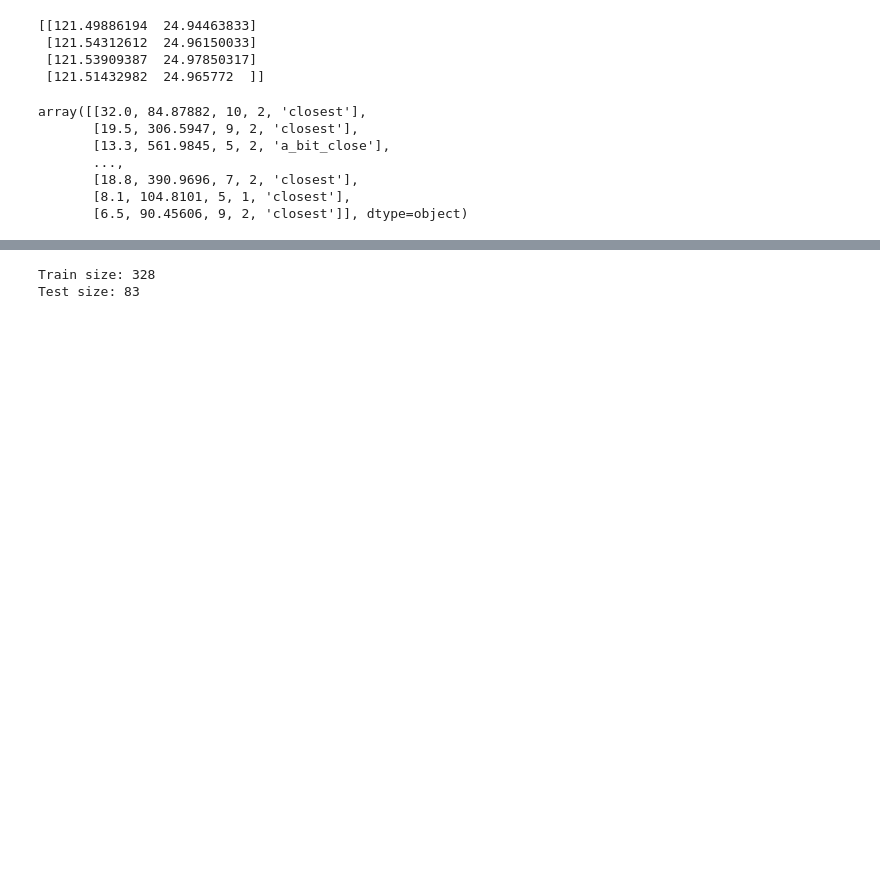
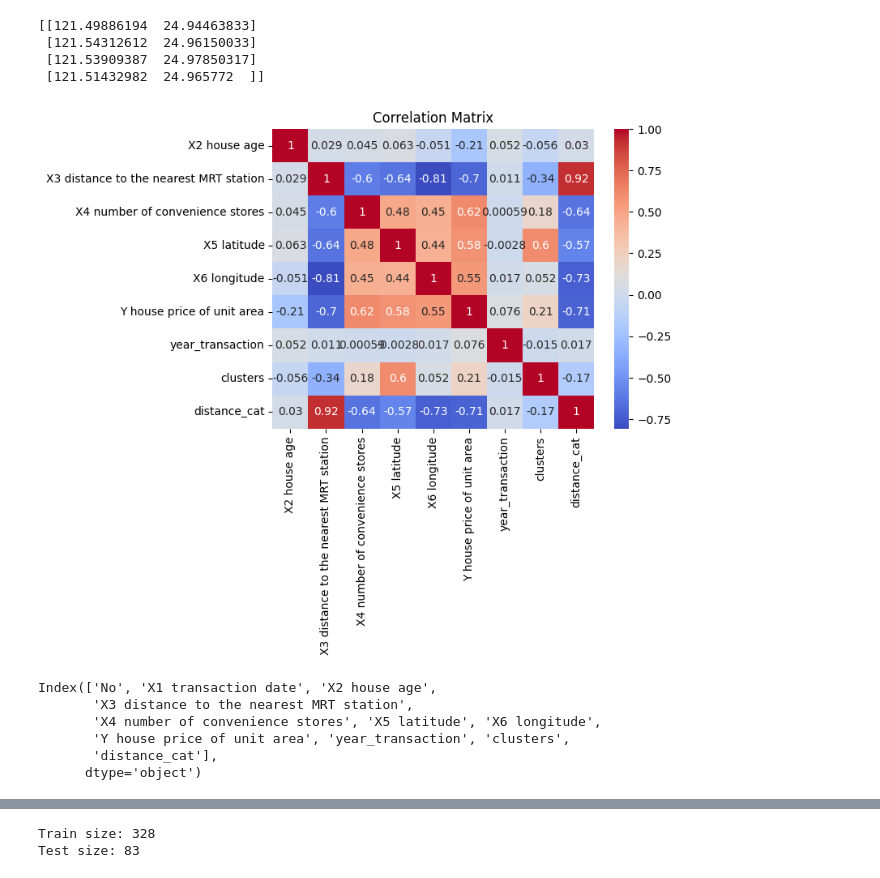
Before and after one commit to thangquang09/HCMUS, a Jupyter notebook: IntroduceDS/Lab02_RegressionModel.ipynb, the cells around one changed output, grey strips where cells are left out. Cells and saved outputs as stored; diff of their text form; code cells hidden in the pictures; blank space fills up the shorter version.

```diff
--- a/IntroduceDS/Lab02_RegressionModel.ipynb
+++ b/IntroduceDS/Lab02_RegressionModel.ipynb
@@ -185,5 +204,17 @@ print(clusters) # make sure the cluster is ascending
 # %%
 # add clusters to df
 df['clusters'] = kmeans.labels_
+# %%
+# make corr matrix
+corr_matrix = df.corr()
+# plot corr matrix
+# remove attributes: "No", "X1 transaction date"
+corr_matrix = df.drop(['No', 'X1 transaction date'], axis=1).corr()
+sns.heatmap(corr_matrix, annot=True, cmap='coolwarm')
+plt.title('Correlation Matrix')
+# savefig(plt, 'correlation_matrix.png')
+plt.show()
+# %% [output]
+[figure, added]
 # %%
 # make a new feature of distance to the nearest MRT station
@@ -191,2 +222,11 @@ df['distance_cat'] = pd.cut(df['X3 distance to the nearest MRT station'], bins=b
+# %%
+df.columns
+# %% [output]
+Index(['No', 'X1 transaction date', 'X2 house age',
+       'X3 distance to the nearest MRT station',
+       'X4 number of convenience stores', 'X5 latitude', 'X6 longitude',
+       'Y house price of unit area', 'year_transaction', 'clusters',
+       'distance_cat'],
+      dtype='object')
 # %%
 # Select features
@@ -198,10 +254,0 @@ y = df['Y house price of unit area'].values
-# %%
-X
-# %% [output]
-array([[32.0, 84.87882, 10, 2, 'closest'],
-       [19.5, 306.5947, 9, 2, 'closest'],
-       [13.3, 561.9845, 5, 2, 'a_bit_close'],
-       ...,
-       [18.8, 390.9696, 7, 2, 'closest'],
-       [8.1, 104.8101, 5, 1, 'closest'],
-       [6.5, 90.45606, 9, 2, 'closest']], dtype=object)
```
Also changed, not shown: parts of 27 cells of this notebook, 2 other files.
